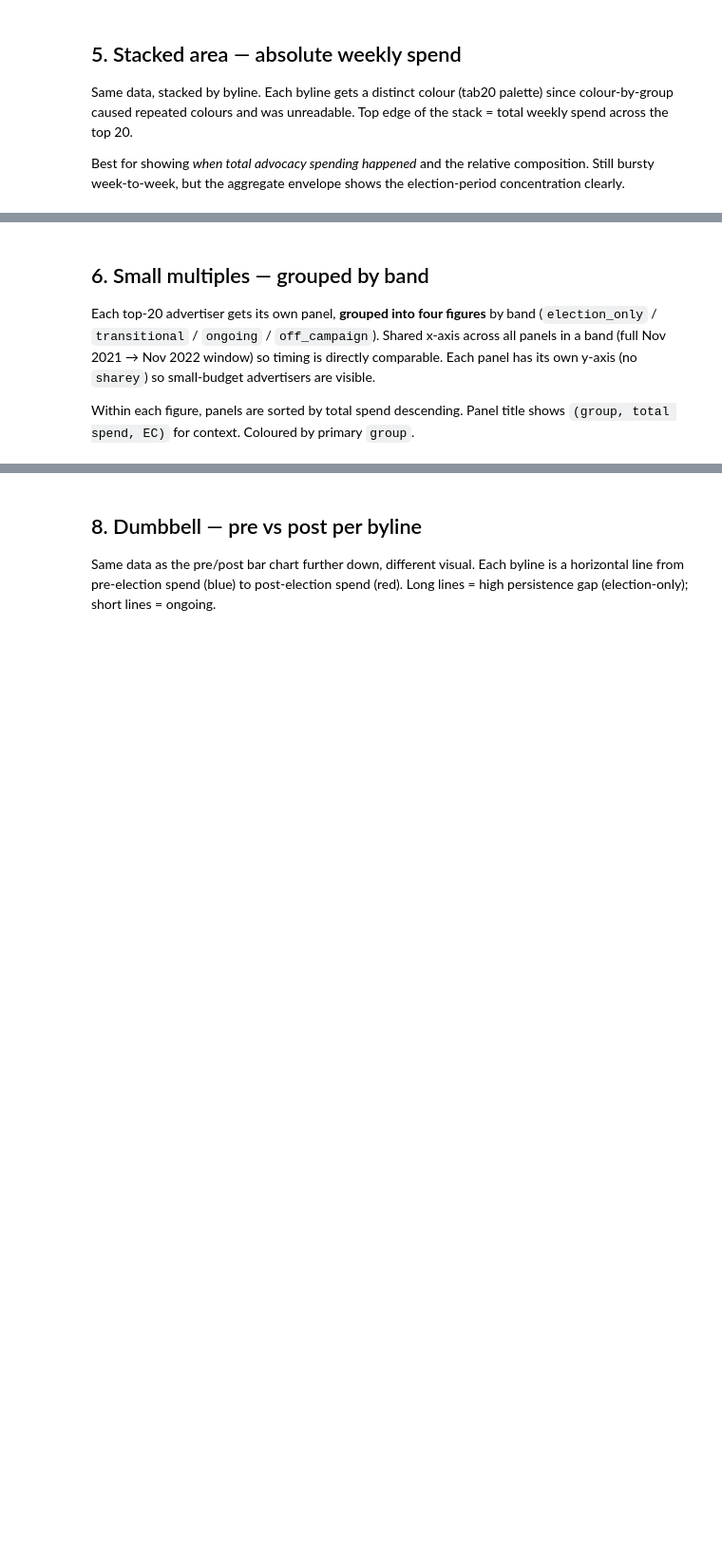
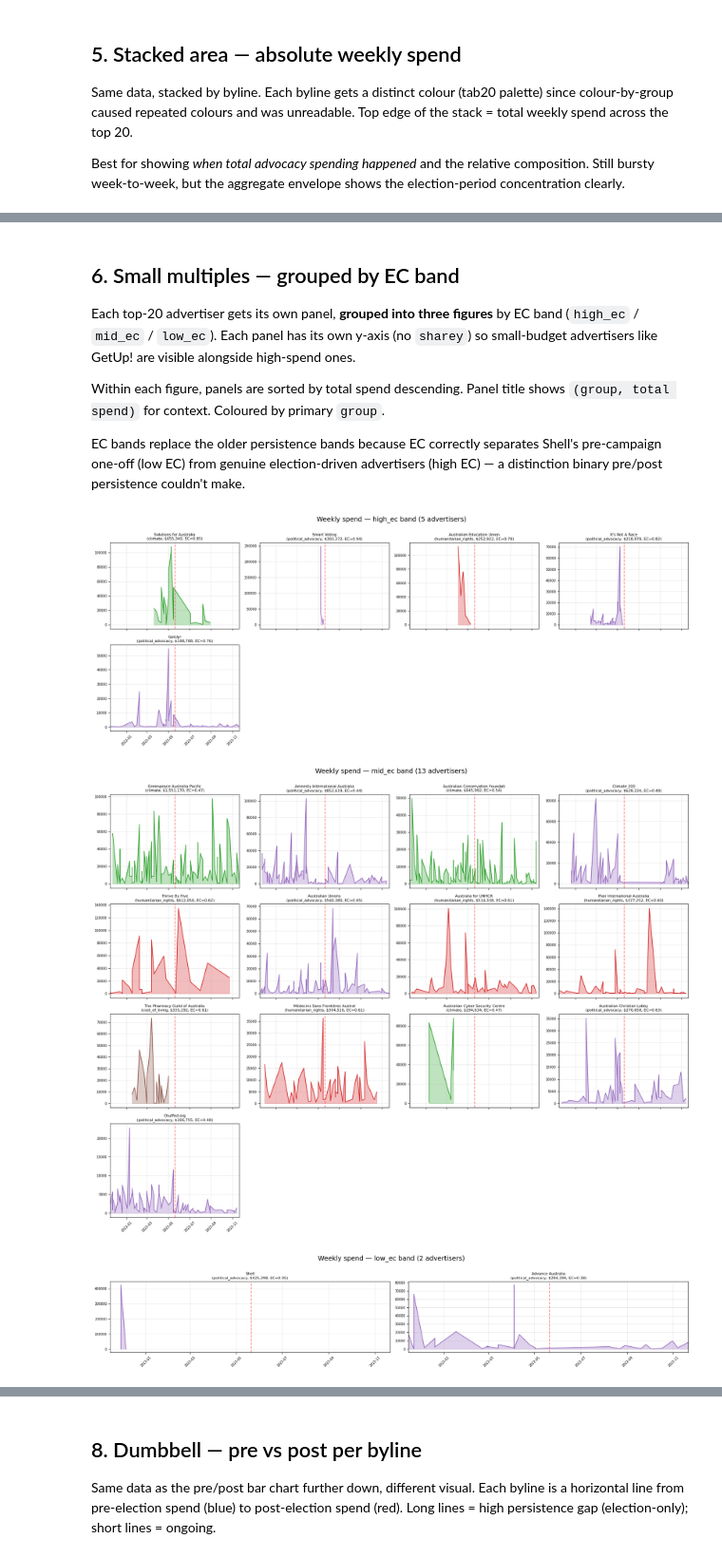
Before and after one commit to stuliveshere/FB_API, a Jupyter notebook: notebooks/05_election_spenders.ipynb, the cells around one changed output, grey strips where cells are left out. Shown at 95% size. Drawn from its saved outputs; the diff is of its cells as text; code cells hidden in the pictures; blank space fills up the shorter version.

Commit message:
added plots

```diff
--- a/notebooks/05_election_spenders.ipynb
+++ b/notebooks/05_election_spenders.ipynb
@@ -268,51 +304,59 @@ plt.show()
 # %% [markdown]
-## 6. Small multiples — grouped by band
+## 6. Small multiples — grouped by EC band
 
-Each top-20 advertiser gets its own panel, **grouped into four figures** by band (`election_only` / `transitional` / `ongoing` / `off_campaign`). Shared x-axis across all panels in a band (full Nov 2021 → Nov 2022 window) so timing is directly comparable. Each panel has its own y-axis (no `sharey`) so small-budget advertisers are visible.
+Each top-20 advertiser gets its own panel, **grouped into three figures** by EC band (`high_ec` / `mid_ec` / `low_ec`). Each panel has its own y-axis (no `sharey`) so small-budget advertisers like GetUp! are visible alongside high-spend ones.
 
-Within each figure, panels are sorted by total spend descending. Panel title shows `(group, total spend, EC)` for context. Coloured by primary `group`.
+Within each figure, panels are sorted by total spend descending. Panel title shows `(group, total spend)` for context. Coloured by primary `group`.
+
+EC bands replace the older persistence bands because EC correctly separates Shell's pre-campaign one-off (low EC) from genuine election-driven advertisers (high EC) — a distinction binary pre/post persistence couldn't make.
 # %%
 import math
 
-# Full time window for sharex.
+# Full time window for sharex — every panel sees the same date range,
+# even if the advertiser only spent in a narrow sub-window.
 x_min = weekly['week'].min()
 x_max = weekly['week'].max()
 
-for band_name in ['election_only', 'transitional', 'ongoing', 'off_campaign']:
-    band_data = top20[top20['band'] == band_name].sort_values('total_spend', ascending=False).reset_index(drop=True)
+for band_name in ['high_ec', 'mid_ec', 'low_ec']:
+    band_data = top20[top20['ec_band'] == band_name].sort_values('total_spend', ascending=False).reset_index(drop=True)
     n = len(band_data)
     if n == 0:
         print(f'No advertisers in band "{band_name}".\n')
         continue
 
     ncols = min(4, n)
     nrows = math.ceil(n / ncols)
 
+    # sharex=True so every panel shows the full window. sharey=False so small spenders are visible.
     fig, axes = plt.subplots(nrows, ncols, figsize=(18, 3.5 * nrows),
                              squeeze=False, sharex=True, sharey=False)
     axes = axes.flatten()
 
     for i, row in band_data.iterrows():
         ax = axes[i]
         byline = row['bylines']
         grp = row['group']
         color = GROUP_COLORS.get(grp, '#777777')
         sub = weekly[weekly['bylines'] == byline].sort_values('week')
         ax.plot(sub['week'], sub['spend'], color=color, linewidth=1.3)
         ax.fill_between(sub['week'], sub['spend'], color=color, alpha=0.3)
         ax.axvline(ELECTION_DATE, linestyle='--', color='red', alpha=0.5)
         ax.set_title(f'{byline[:32]}\n({grp}, ${row["total_spend"]:,.0f}, EC={row["ec_index"]:.2f})', fontsize=8)
         ax.tick_params(axis='x', rotation=45, labelsize=7)
         ax.tick_params(axis='y', labelsize=7)
         ax.grid(alpha=0.3)
         ax.set_xlim(x_min, x_max)
 
     for j in range(n, len(axes)):
         axes[j].set_visible(False)
 
     fig.suptitle(f'Weekly spend — {band_name} band ({n} advertisers)', fontsize=14, y=1.00)
     plt.tight_layout()
     plt.show()
+# %% [output]
+[figure, added]
+[figure, added]
+[figure, added]
 # %% [markdown]
 ## 7. Heatmap — bylines × weeks
 
```
Also changed, not shown: parts of 18 cells of this notebook.
